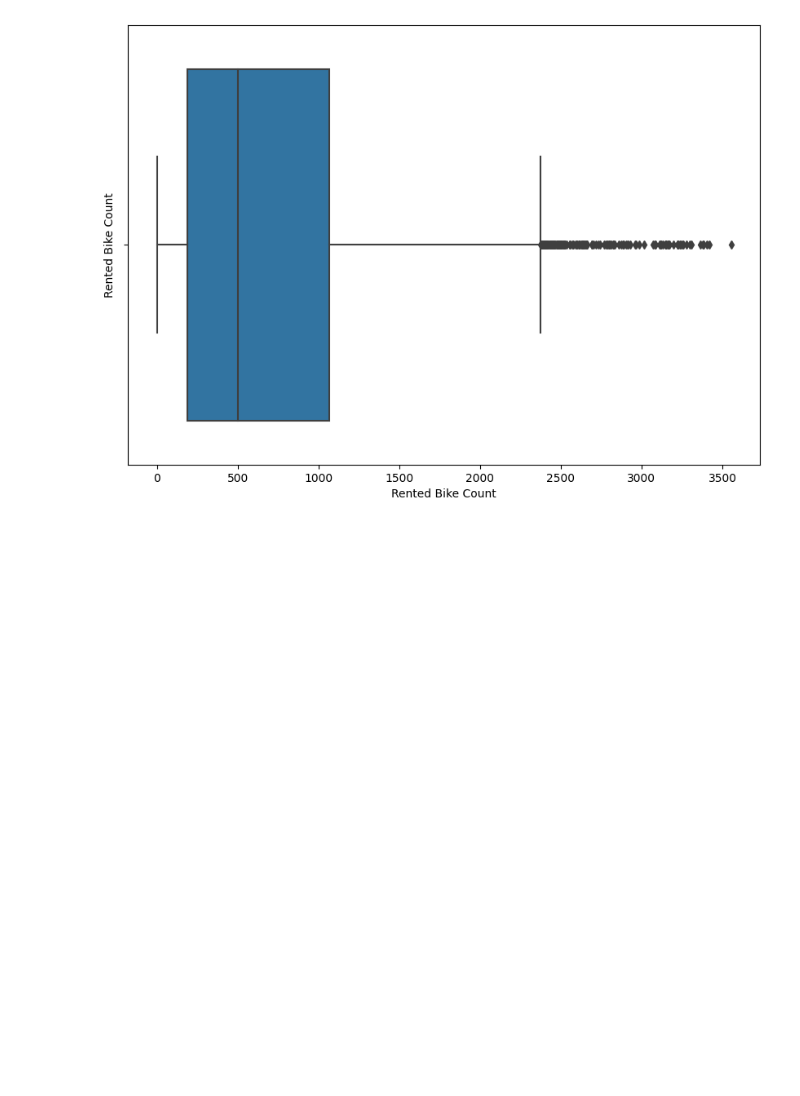
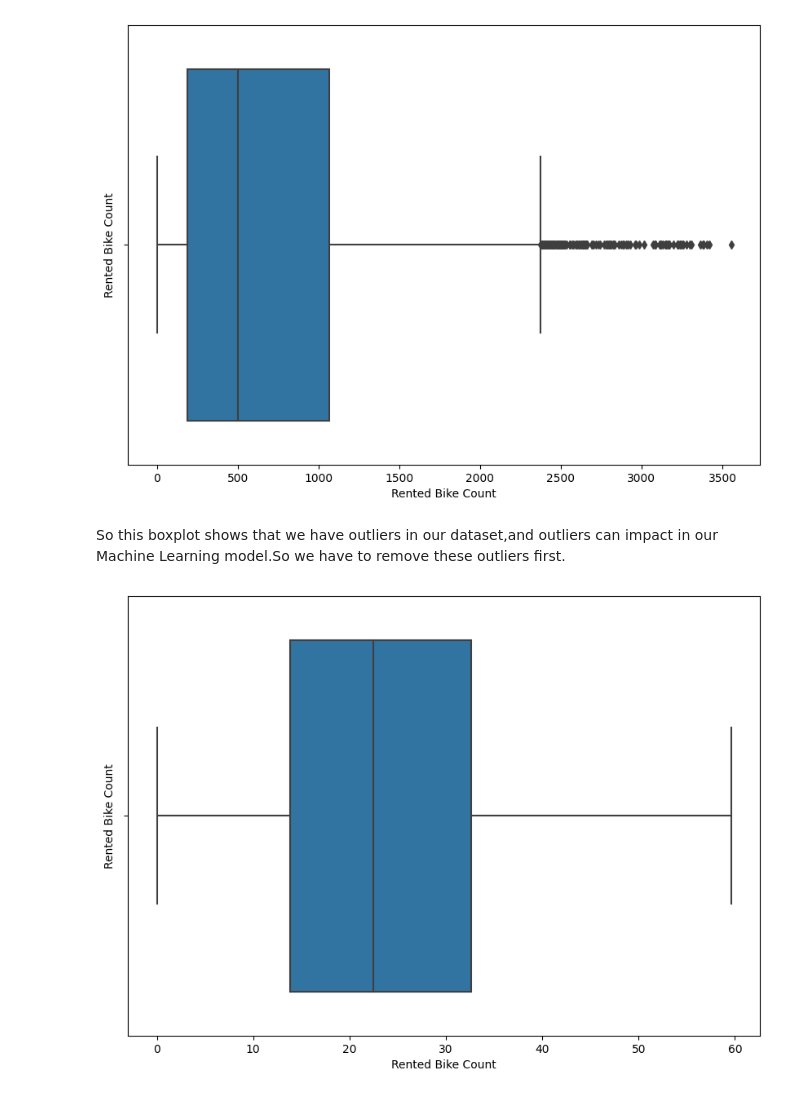
Before and after one commit to fkofkf431/Bike-Sharing-Demand-Prediction-Regression-capstone-project, a Jupyter notebook: Bike_Sharing_Demand_Prediction(Regression)_Capstone_Project.ipynb, the cells around one changed output. Saved outputs shown, nothing was run; the diff lists cells and outputs as text; code cells hidden in the pictures; blank space fills up the shorter version.

```diff
--- a/Bike_Sharing_Demand_Prediction(Regression)_Capstone_Project.ipynb
+++ b/Bike_Sharing_Demand_Prediction(Regression)_Capstone_Project.ipynb
@@ -416,3 +416,13 @@ sns.boxplot(x=df["Rented Bike Count"])
 plt.show()
 # %% [output]
 [figure]
+# %% [markdown]
+So this boxplot shows that we have outliers in our dataset,and outliers can impact in our Machine Learning model.So we have to remove these outliers first.
+# %%
+#Remove outliers using square root
+plt.figure(figsize=(10,7))
+plt.ylabel("Rented Bike Count")
+sns.boxplot(x=np.sqrt(df["Rented Bike Count"]))
+plt.show()
+# %% [output]
+[figure, added]
```
Also changed, not shown: parts of 4 cells of this notebook.
